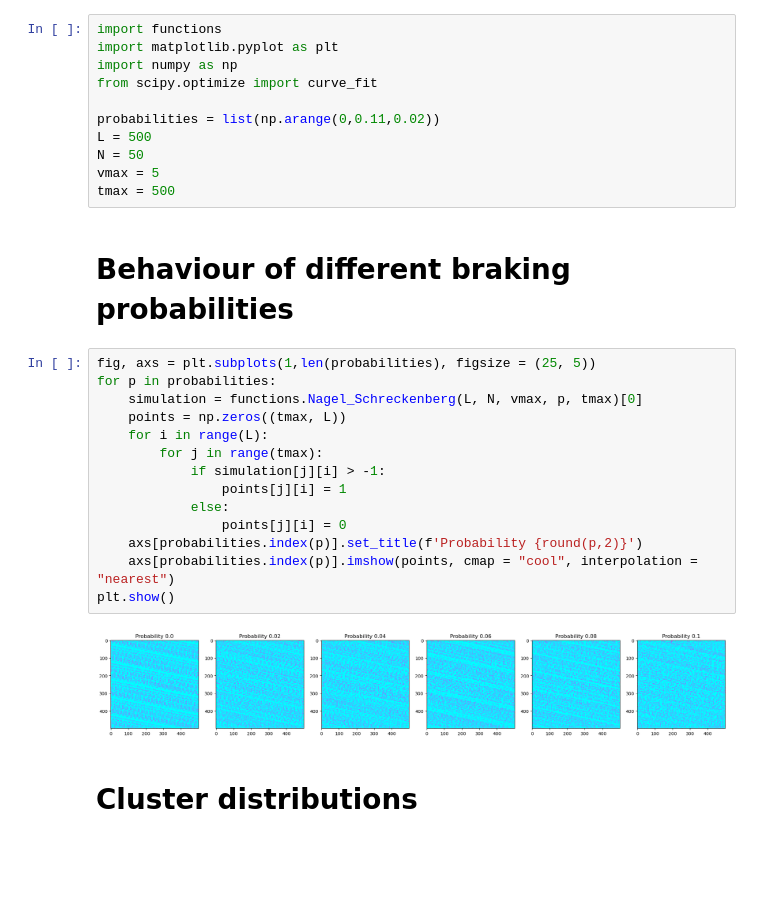
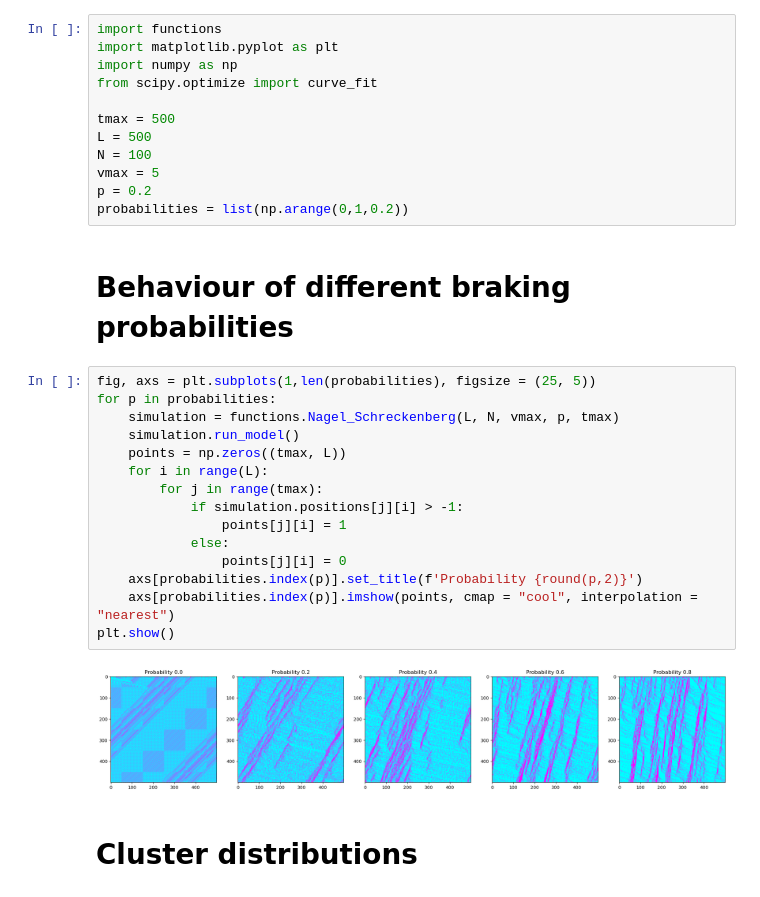
Before and after one commit to SofiaHilma/Traffic_flow_simulation, a Jupyter notebook: braking.ipynb, the cells around one changed output. Cells and saved outputs as stored; diff of their text form; blank space fills up the shorter version.

```diff
--- a/braking.ipynb
+++ b/braking.ipynb
@@ -6,29 +6,31 @@ import matplotlib.pyplot as plt
 import numpy as np
 from scipy.optimize import curve_fit
 
-probabilities = list(np.arange(0,0.11,0.02))
+tmax = 500
 L = 500
-N = 50
+N = 100
 vmax = 5
-tmax = 500
+p = 0.2
+probabilities = list(np.arange(0,1,0.2))
 # %% [markdown]
 # Behaviour of different braking probabilities
 # %%
 fig, axs = plt.subplots(1,len(probabilities), figsize = (25, 5))
 for p in probabilities:
-    simulation = functions.Nagel_Schreckenberg(L, N, vmax, p, tmax)[0]
+    simulation = functions.Nagel_Schreckenberg(L, N, vmax, p, tmax)
+    simulation.run_model()
     points = np.zeros((tmax, L))
     for i in range(L):
         for j in range(tmax):
-            if simulation[j][i] > -1:
+            if simulation.positions[j][i] > -1:
                 points[j][i] = 1
             else:
                 points[j][i] = 0
     axs[probabilities.index(p)].set_title(f'Probability {round(p,2)}')
     axs[probabilities.index(p)].imshow(points, cmap = "cool", interpolation = "nearest")
 plt.show()
 # %% [output]
-[figure, old version]
+[figure, new version]
 # %% [markdown]
 # Cluster distributions
 # %%
```
Also changed, not shown: parts of 4 cells of this notebook, 8 other files.
